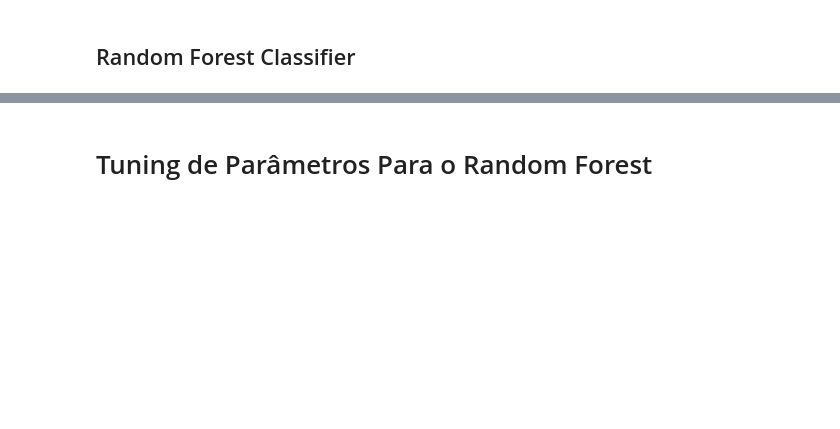
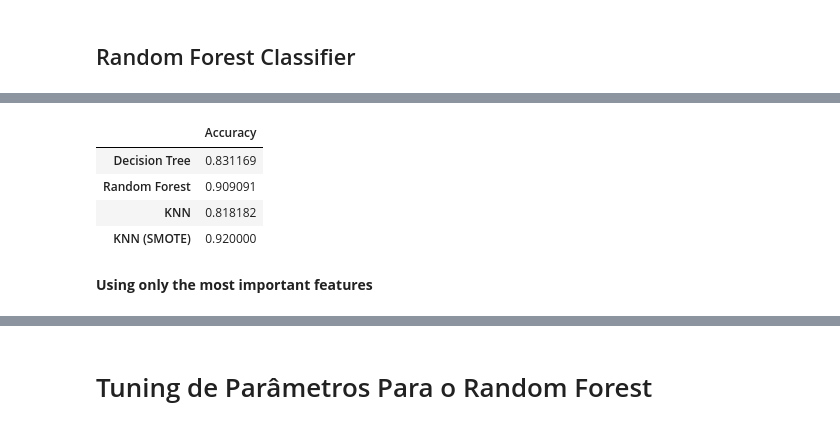
Before and after one commit to cfascina/rtaps, a Jupyter notebook: projects/diabetes-prediction/main.ipynb, the cells around one changed output, grey strips where cells are left out. Cells and saved outputs as stored; diff of their text form; code cells hidden in the pictures; blank space fills up the shorter version.

```diff
--- a/projects/diabetes-prediction/main.ipynb
+++ b/projects/diabetes-prediction/main.ipynb
@@ -886,0 +798,34 @@ plt.show()
+# %%
+models = [
+    DecisionTreeClassifier(random_state = 998),
+    RandomForestClassifier(n_estimators = 100, max_depth = 5, random_state = 42),
+    KNeighborsClassifier(n_neighbors = 6),
+    'SMOTE'
+]
+# %%
+for model in models:
+    if model == 'SMOTE':
+        model = KNeighborsClassifier(n_neighbors = 1, weights = 'distance', p = 1)
+        model.fit(xTraining_o, yTraining_o)
+        pred = model.predict(xTest_o)
+
+        results.append(metrics.accuracy_score(pred, yTest_o))
+    else:
+        model.fit(xTraining, yTraining)
+        pred = model.predict(xTest)
+
+        results.append(metrics.accuracy_score(pred, yTest))
+# %%
+dfModels = pd.DataFrame(results, index = classifiers)
+# %%
+dfModels.columns = ['Accuracy']
+# %%
+dfModels
+# %% [output]
+|  | Accuracy |
+| Decision Tree | 0.831169 |
+| Random Forest | 0.909091 |
+| KNN | 0.818182 |
+| KNN (SMOTE) | 0.920000 |
+# %% [markdown]
+**Using only the most important features**
```
Also changed, not shown: parts of 65 cells of this notebook, 2 other files.
